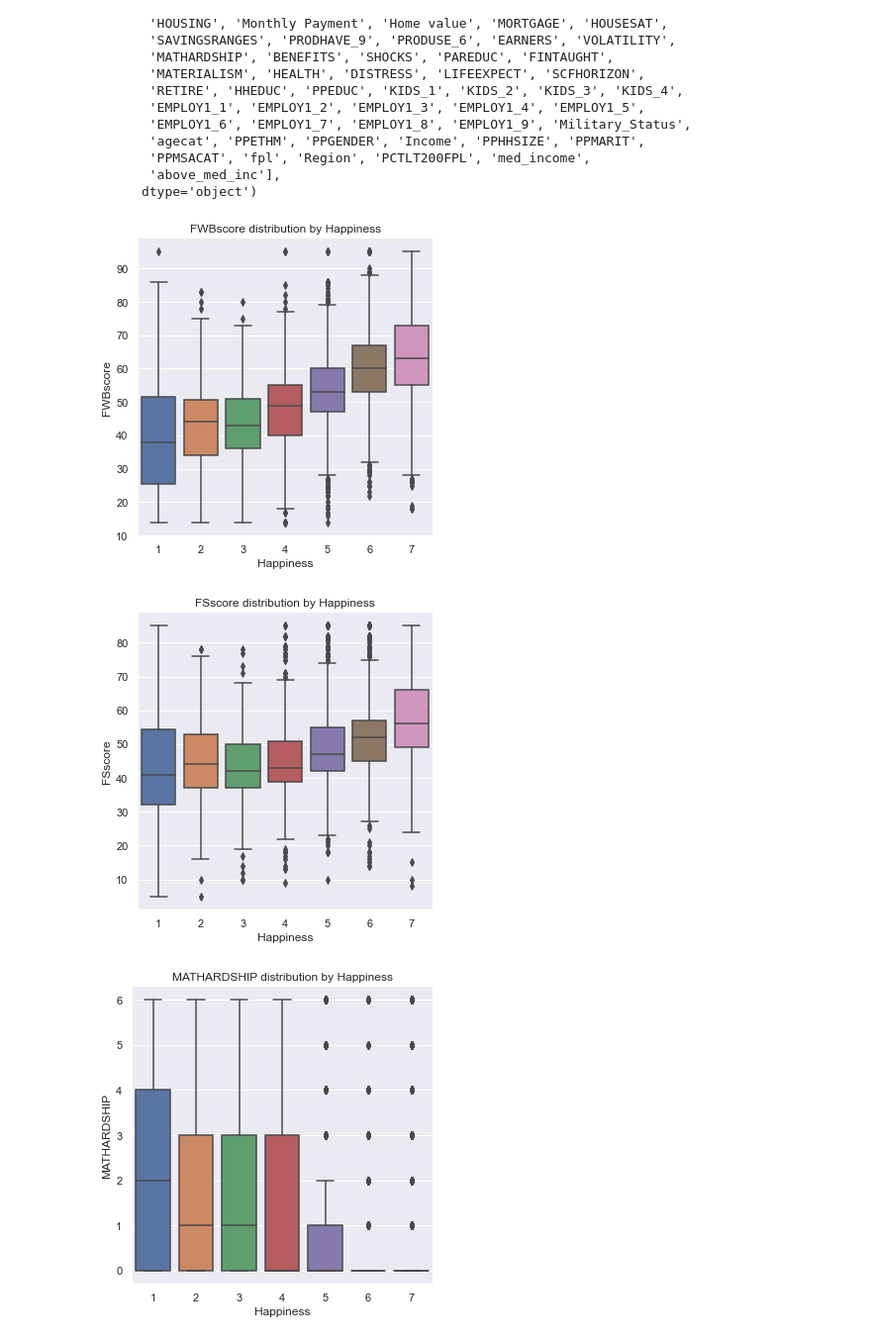
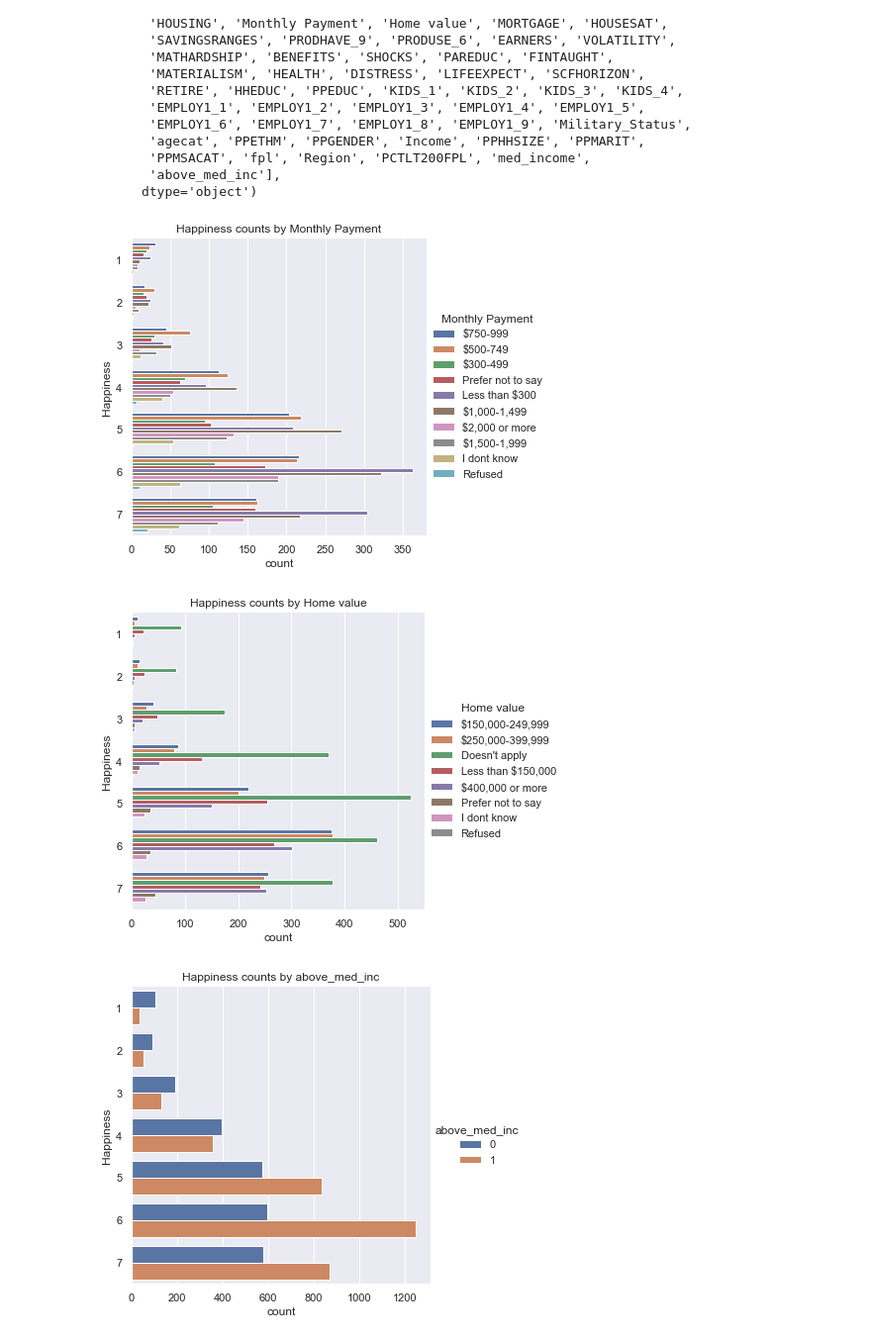
Before and after one commit to tanner-k/Capstone-2-Project-Financial-Wellness, a Jupyter notebook: notebooks/EDA.ipynb, the cells around one changed output. Shown at 99% size. Drawn from its saved outputs; the diff is of its cells as text; code cells hidden in the pictures.

Commit message:
Created visualizations and also tested happiness using a t-test.

```diff
--- a/notebooks/EDA.ipynb
+++ b/notebooks/EDA.ipynb
@@ -82,15 +84,15 @@ Index(['Happiness', 'Future', 'Hardwork', 'FWBscore', 'FSscore', 'FKscore',
        'above_med_inc'],
       dtype='object')
 # %%
-x_columns = ["Happiness", "Future", "Hardwork"]
-y_columns = ["FWBscore", "FSscore", "MATHARDSHIP", "SHOCKS"]
+hue_columns = ["Happiness", "Future", "Hardwork"]
+x_columns = ["Monthly Payment", "Home value", "above_med_inc"]
 
-for x in x_columns:
-    for y in y_columns:
-        sns.catplot(x=x, y=y, data=df, kind="box")
-        plt.title(f"{y} distribution by {x}")
+for hue in hue_columns:
+    for x in x_columns:
+        sns.catplot(y=hue, hue=x, data=df, kind="count", orient="h")
+        plt.title(f"{hue} counts by {x}")
         plt.show()
 # %% [output]
-[figure, old version]
+[figure, new version]
-[figure, old version]
+[figure, new version]
-[figure, old version]
+[figure, new version]
```
Also changed, not shown: parts of 8 cells of this notebook.
